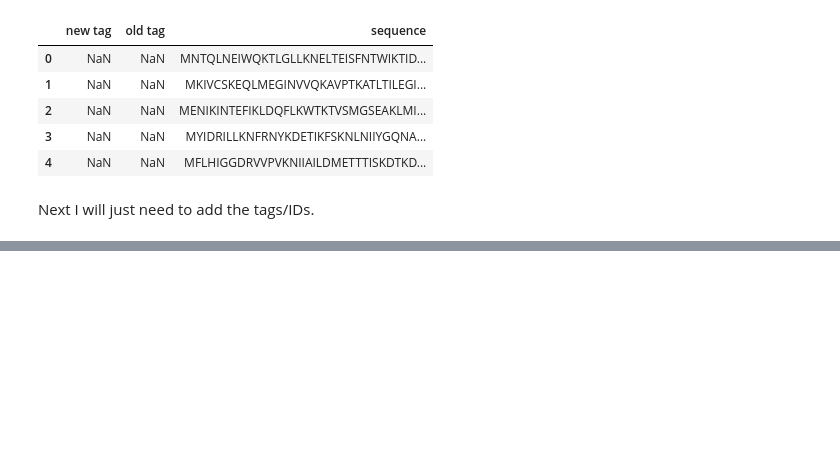
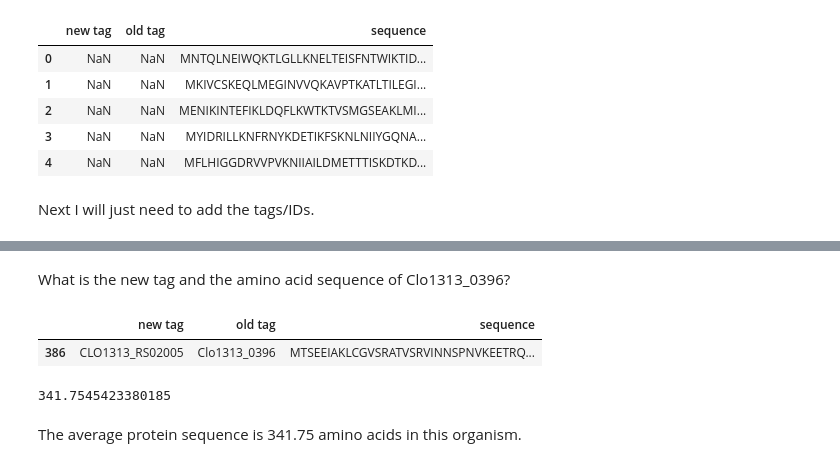
Before and after one commit to bbchen33/Data-Science, a Jupyter notebook: Genome_data_wrangling.ipynb, the cells around one changed output, grey strips where cells are left out. Drawn from its saved outputs; the diff is of its cells as text; code cells hidden in the pictures; blank space fills up the shorter version.

```diff
--- a/Genome_data_wrangling.ipynb
+++ b/Genome_data_wrangling.ipynb
@@ -321,0 +426,14 @@ Next I will just need to add the tags/IDs.
+# %% [markdown]
+What is the new tag and the amino acid sequence of Clo1313_0396?
+# %%
+new_df[new_df['old tag'] == 'Clo1313_0396']
+# %% [output]
+|  | new tag | old tag | sequence |
+| 386 | CLO1313_RS02005 | Clo1313_0396 | MTSEEIAKLCGVSRATVSRVINNSPNVKEETRQ... |
+# %%
+import numpy as np
+new_df['sequence'].str.len().sum()/2917
+# %% [output]
+341.7545423380185
+# %% [markdown]
+The average protein sequence is 341.75 amino acids in this organism.
```
Also changed, not shown: parts of 22 cells of this notebook.
